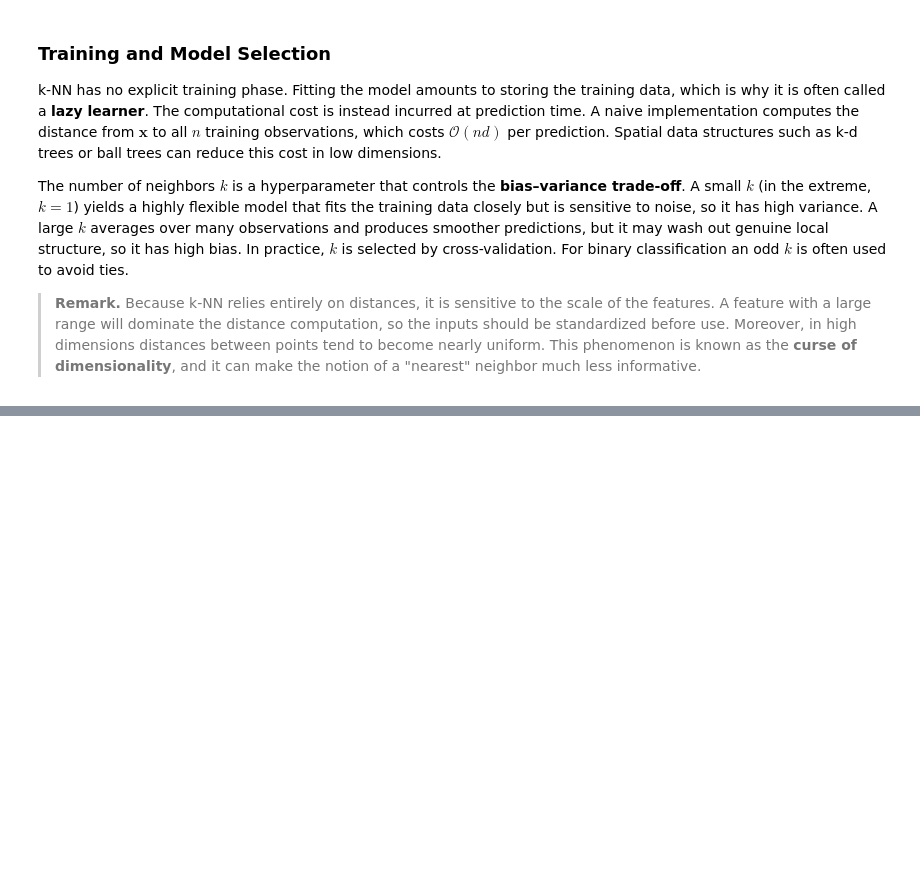
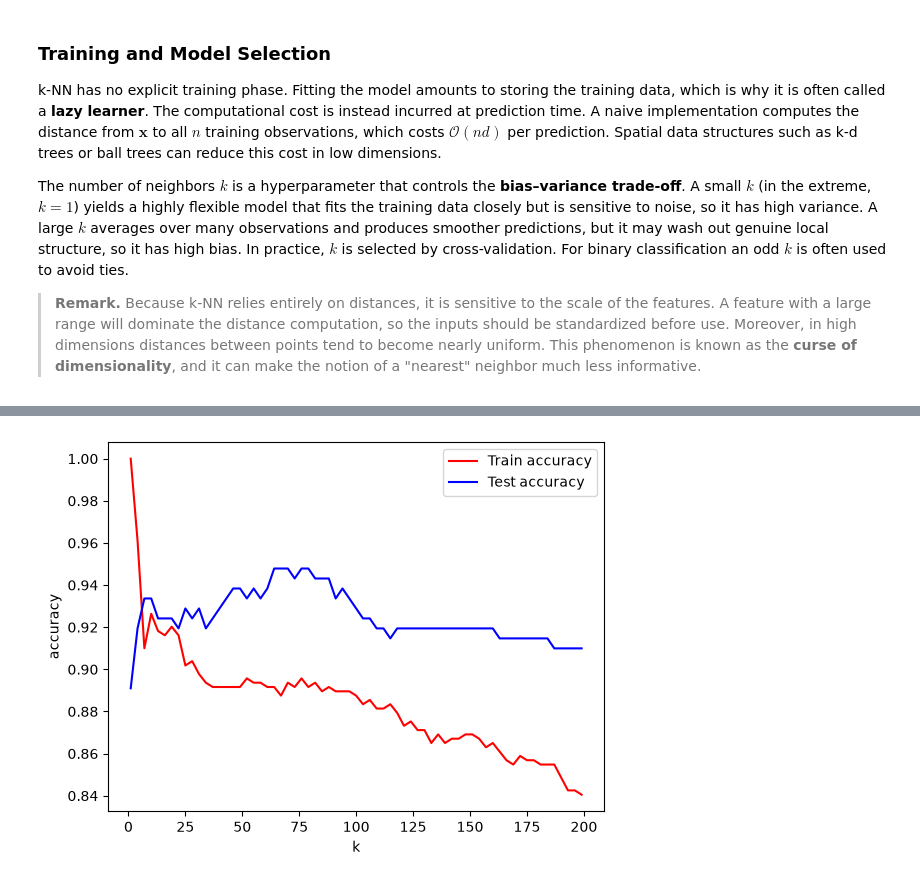
Before and after one commit to SashoVas/ArtificialIntelligenceCourse, a Jupyter notebook: 07_KNN.ipynb, the cells around one changed output, grey strips where cells are left out. Cells and saved outputs as stored; diff of their text form; code cells hidden in the pictures; blank space fills up the shorter version.

```diff
--- a/07_KNN.ipynb
+++ b/07_KNN.ipynb
@@ -138,0 +213,22 @@ Predicted classes for k=499:
+# %%
+train_res = []
+test_res=[]
+vals= list(range(1,200,3))
+for i in vals:
+    knn = KNN(k=i,task='classification')
+    knn.fit(train_X,train_y)
+
+    train_preds = knn.predict(train_X)
+    test_preds = knn.predict(test_X)
+    train_res.append(accuracy(train_y,train_preds))
+    test_res.append(accuracy(test_y,test_preds))
+
+
+plt.plot(vals,train_res,label='Train accuracy',color='red')
+plt.plot(vals,test_res,label='Test accuracy',color='blue')
+plt.legend()
+plt.xlabel("k")
+plt.ylabel("accuracy")
+plt.show()
+# %% [output]
+[figure, added]
```
Also changed, not shown: parts of 13 cells of this notebook.
